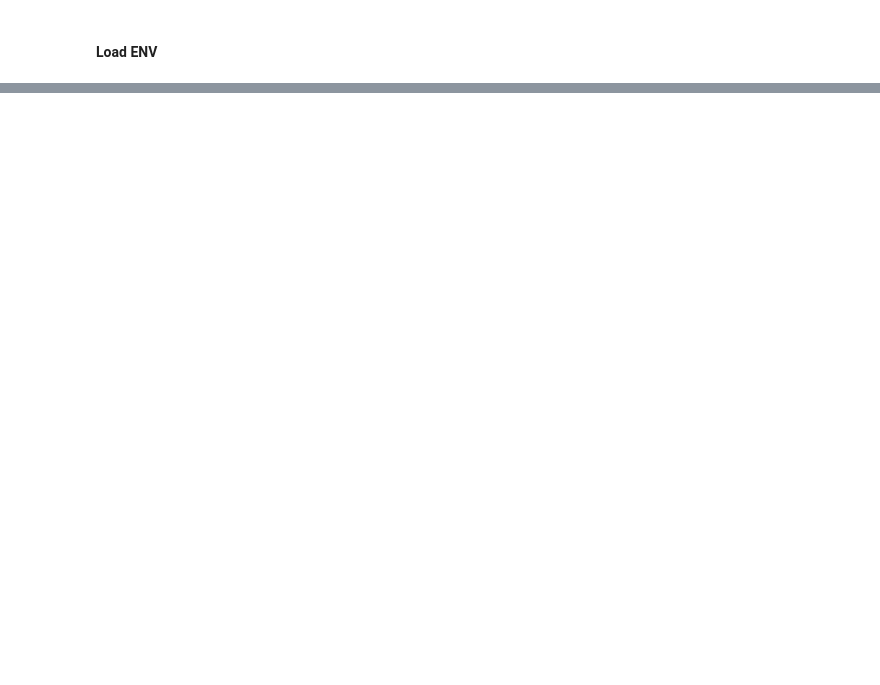
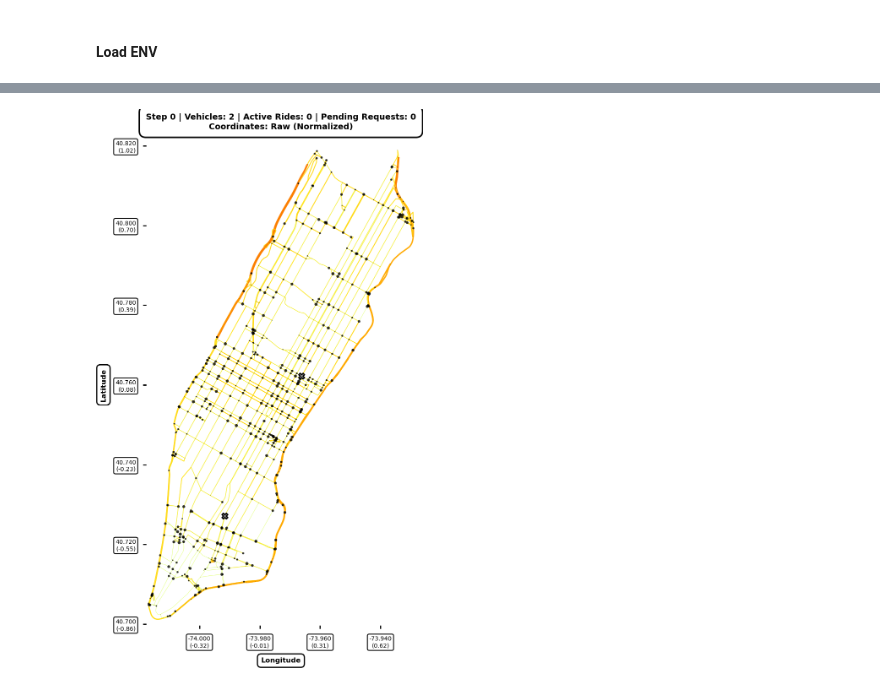
Before and after one commit to akseldkw07/Waymo-Agent, a Jupyter notebook: notebooks/scratch.ipynb, the cells around one changed output, grey strips where cells are left out. Cells and saved outputs as stored; diff of their text form; code cells hidden in the pictures; blank space fills up the shorter version.

```diff
--- a/notebooks/scratch.ipynb
+++ b/notebooks/scratch.ipynb
@@ -112,0 +46,6 @@ array([40.76432402, 40.7577077 ])
+# %%
+fig, ax = env.render()
+# %%
+fig
+# %% [output]
+[figure, added]
```
Also changed, not shown: parts of 21 cells of this notebook, 27 other files.
